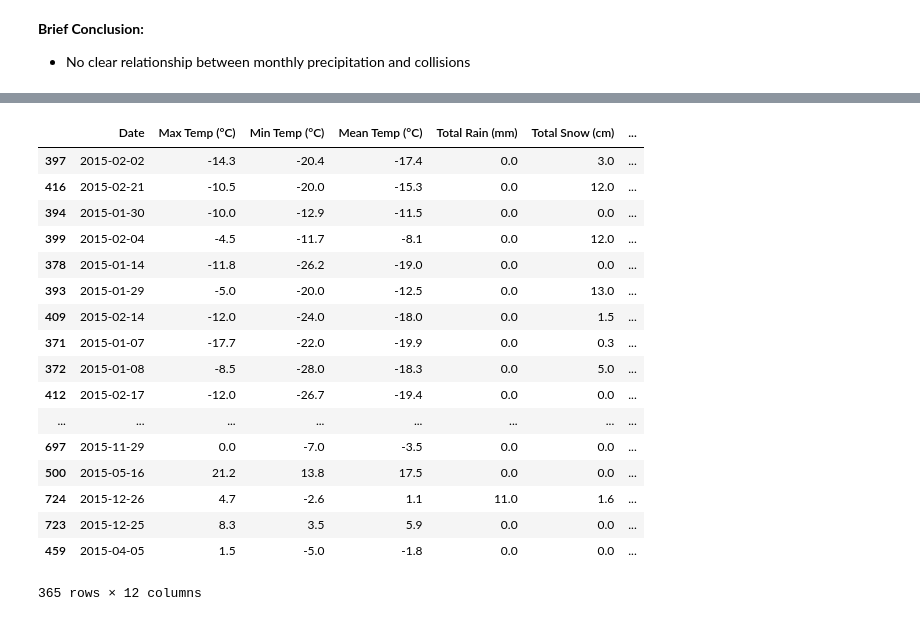
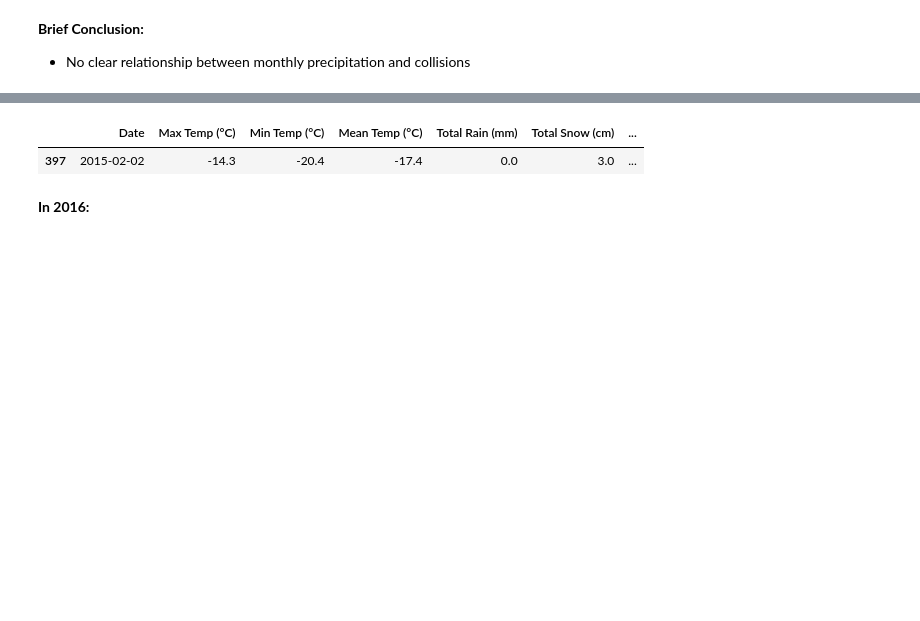
Before and after one commit to akiencore/collisionInOttawa2014to2017, a Jupyter notebook: HPIntegration_Analysis.ipynb, the cells around one changed output, grey strips where cells are left out. Drawn from its saved outputs; the diff is of its cells as text; code cells hidden in the pictures; blank space fills up the shorter version.

```diff
--- a/HPIntegration_Analysis.ipynb
+++ b/HPIntegration_Analysis.ipynb
@@ -538,22 +510,9 @@ wt1417[wt1417["Year"]==2014].sort_values(["Number of Collisions"], ascending=[0]
 # %%
-wt1417[wt1417["Year"]==2015].sort_values(["Number of Collisions"], ascending=[0])
+maxColl2015 = wt1417[wt1417["Year"]==2015].sort_values(["Number of Collisions"], ascending=[0])
+maxColl2015.iloc[[0]]
 # %% [output]
 |  | Date | Max Temp (°C) | Min Temp (°C) | Mean Temp (°C) | Total Rain (mm) | Total Snow (cm) | ... |
 | 397 | 2015-02-02 | -14.3 | -20.4 | -17.4 | 0.0 | 3.0 | ... |
-| 416 | 2015-02-21 | -10.5 | -20.0 | -15.3 | 0.0 | 12.0 | ... |
-| 394 | 2015-01-30 | -10.0 | -12.9 | -11.5 | 0.0 | 0.0 | ... |
-| 399 | 2015-02-04 | -4.5 | -11.7 | -8.1 | 0.0 | 12.0 | ... |
-| 378 | 2015-01-14 | -11.8 | -26.2 | -19.0 | 0.0 | 0.0 | ... |
-| 393 | 2015-01-29 | -5.0 | -20.0 | -12.5 | 0.0 | 13.0 | ... |
-| 409 | 2015-02-14 | -12.0 | -24.0 | -18.0 | 0.0 | 1.5 | ... |
-| 371 | 2015-01-07 | -17.7 | -22.0 | -19.9 | 0.0 | 0.3 | ... |
-| 372 | 2015-01-08 | -8.5 | -28.0 | -18.3 | 0.0 | 5.0 | ... |
-| 412 | 2015-02-17 | -12.0 | -26.7 | -19.4 | 0.0 | 0.0 | ... |
-| ... | ... | ... | ... | ... | ... | ... | ... |
-| 697 | 2015-11-29 | 0.0 | -7.0 | -3.5 | 0.0 | 0.0 | ... |
-| 500 | 2015-05-16 | 21.2 | 13.8 | 17.5 | 0.0 | 0.0 | ... |
-| 724 | 2015-12-26 | 4.7 | -2.6 | 1.1 | 11.0 | 1.6 | ... |
-| 723 | 2015-12-25 | 8.3 | 3.5 | 5.9 | 0.0 | 0.0 | ... |
-| 459 | 2015-04-05 | 1.5 | -5.0 | -1.8 | 0.0 | 0.0 | ... |
-365 rows × 12 columns
+# %% [markdown]
+**In 2016:**
 # %%
```
Also changed, not shown: parts of 16 cells of this notebook.
